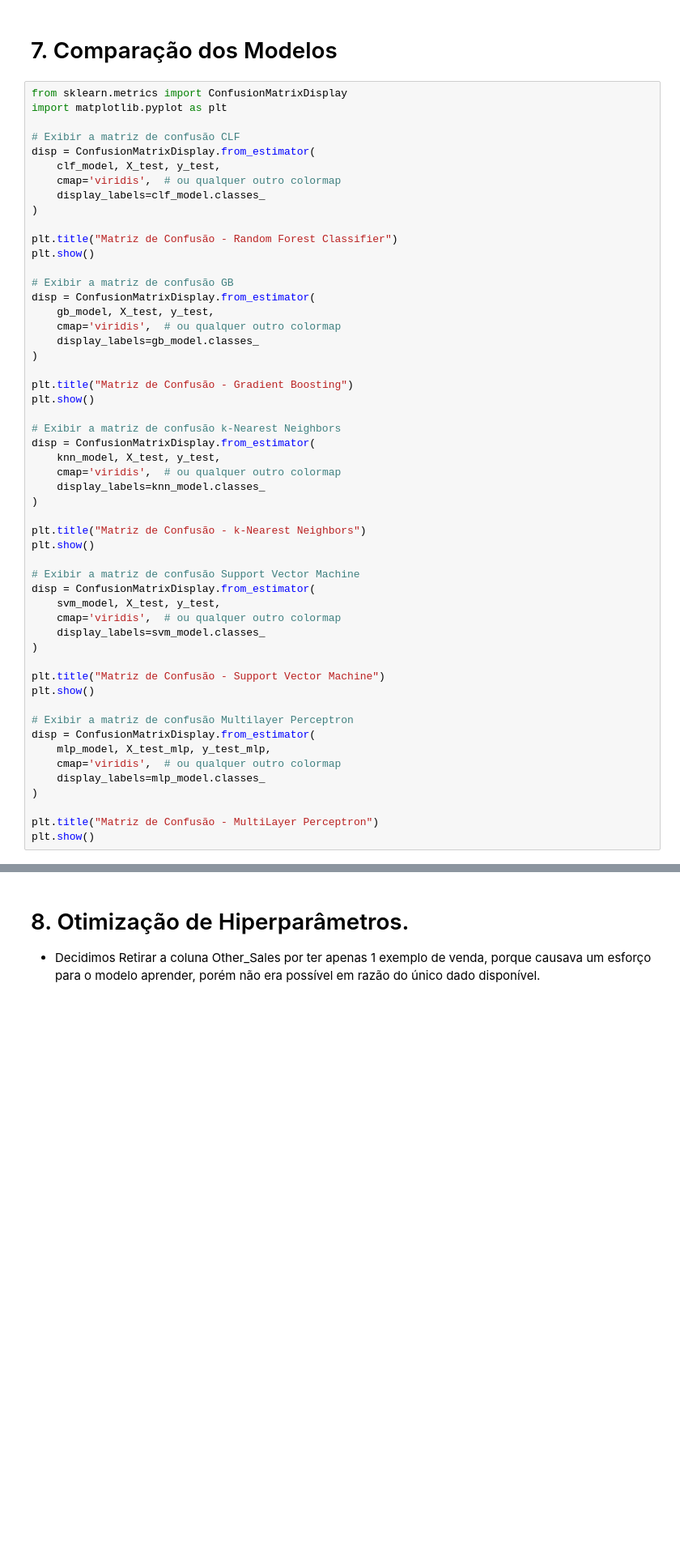
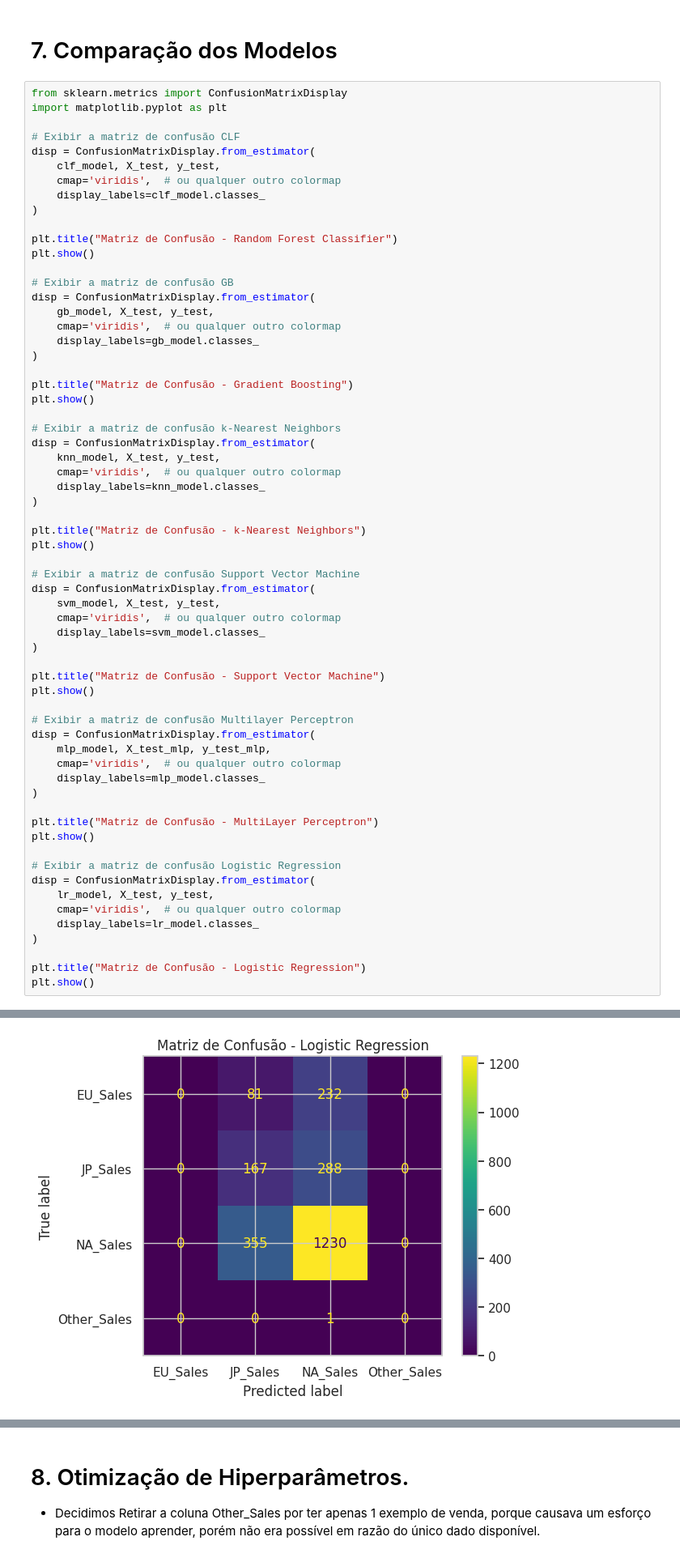
Before and after one commit to BrenoMontenegro/Video-Game-Sales, a Jupyter notebook: videogame.ipynb, the cells around one changed output, grey strips where cells are left out. Shown at 81% size. Cells and saved outputs as stored; diff of their text form; blank space fills up the shorter version.

```diff
--- a/videogame.ipynb
+++ b/videogame.ipynb
@@ -845,30 +903,41 @@ disp = ConfusionMatrixDisplay.from_estimator(
 )
 
 plt.title("Matriz de Confusão - k-Nearest Neighbors")
 plt.show()
 
 # Exibir a matriz de confusão Support Vector Machine
 disp = ConfusionMatrixDisplay.from_estimator(
     svm_model, X_test, y_test,
     cmap='viridis',  # ou qualquer outro colormap
     display_labels=svm_model.classes_
 )
 
 plt.title("Matriz de Confusão - Support Vector Machine")
 plt.show()
 
 # Exibir a matriz de confusão Multilayer Perceptron
 disp = ConfusionMatrixDisplay.from_estimator(
     mlp_model, X_test_mlp, y_test_mlp,
     cmap='viridis',  # ou qualquer outro colormap
     display_labels=mlp_model.classes_
 )
 
 plt.title("Matriz de Confusão - MultiLayer Perceptron")
 plt.show()
+
+# Exibir a matriz de confusão Logistic Regression
+disp = ConfusionMatrixDisplay.from_estimator(
+    lr_model, X_test, y_test,
+    cmap='viridis',  # ou qualquer outro colormap
+    display_labels=lr_model.classes_
+)
+
+plt.title("Matriz de Confusão - Logistic Regression")
+plt.show()
 # %% [output]
 [figure]
 [figure]
 [figure]
 [figure]
 [figure]
+[figure, added]
```
Also changed, not shown: parts of 23 cells of this notebook.
